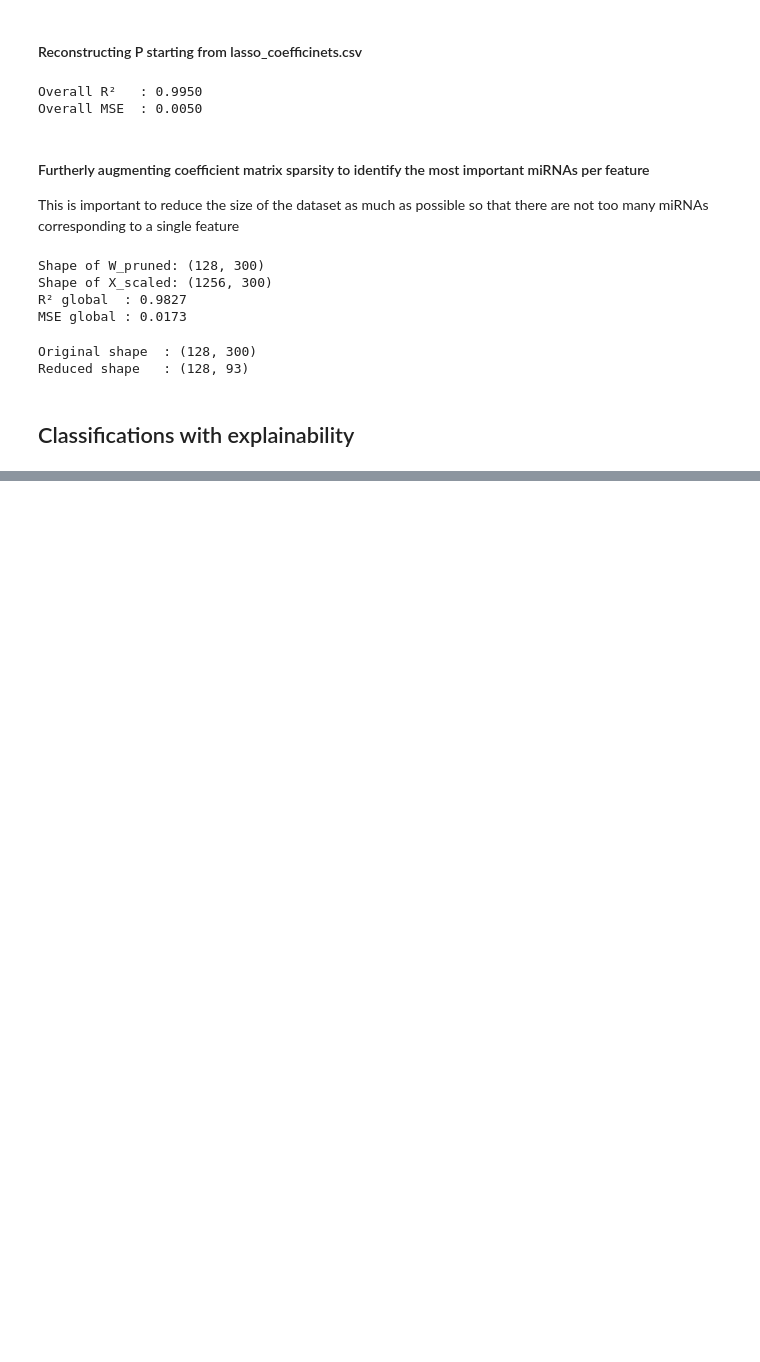
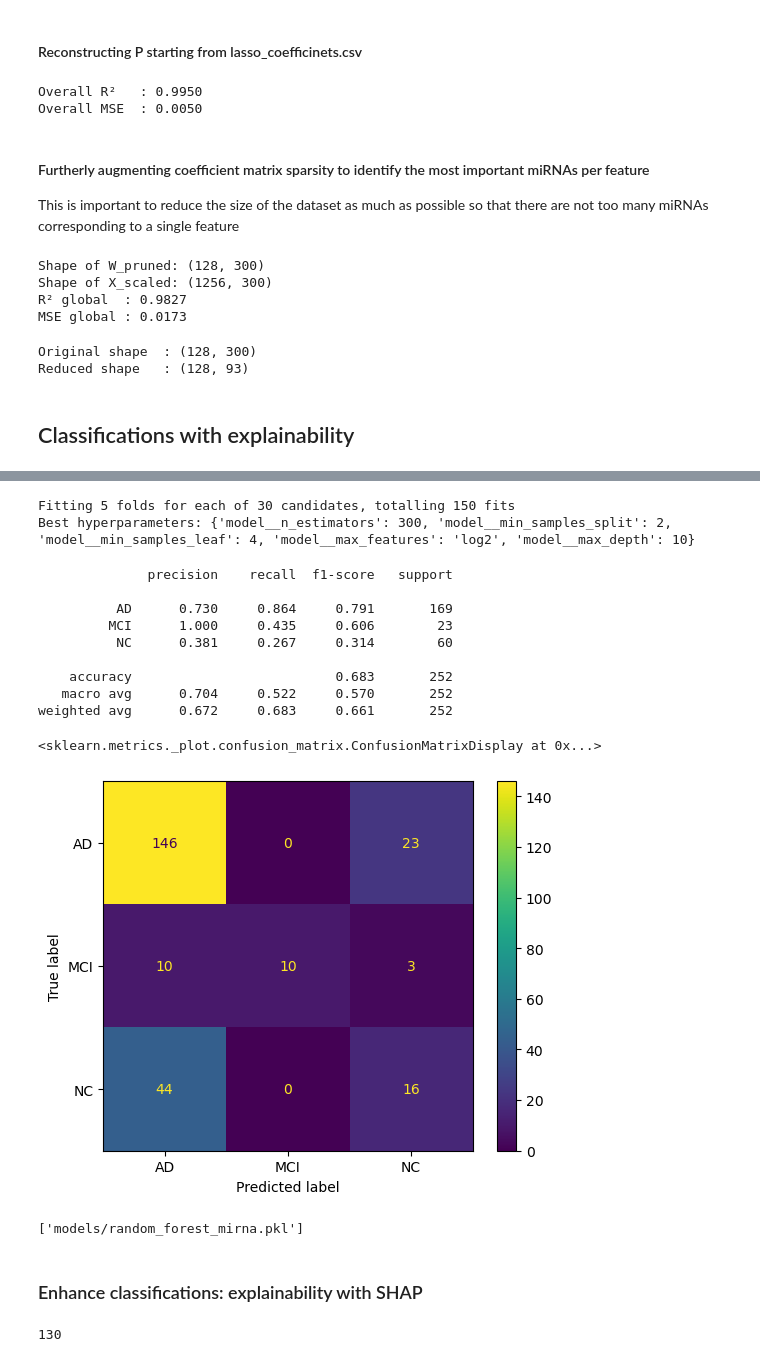
Before and after one commit to ematanzi/miRNA-to-Feature-Correlation, a Jupyter notebook: explaining_classifications.ipynb, the cells around one changed output, grey strips where cells are left out. Cells and saved outputs as stored; diff of their text form; code cells hidden in the pictures; blank space fills up the shorter version.

Commit message:
Refining the classification and explaination in the new notebook

```diff
--- a/explaining_classifications.ipynb
+++ b/explaining_classifications.ipynb
@@ -453,0 +552,67 @@ Reduced shape   : (128, 93)
+# %%
+rf = RandomForestClassifier(
+    n_estimators=500,
+    class_weight="balanced",    # considering the class imbalance
+    random_state=42,
+    n_jobs=-1
+)
+# %%
+param_dist = {
+    "model__n_estimators": [300, 500, 800],
+    "model__max_depth": [None, 10, 20, 40],
+    "model__min_samples_split": [2, 5, 10],
+    "model__min_samples_leaf": [1, 2, 4],
+    "model__max_features": ["sqrt", "log2", None]
+}
+
+clf = Pipeline(steps=[
+    ("preprocess", preprocess),
+    ("model", rf)
+])
+
+cv = StratifiedKFold(n_splits=5, shuffle=True, random_state=42)
+
+search = RandomizedSearchCV(
+    clf,
+    param_distributions=param_dist,
+    n_iter=30,
+    scoring="f1_macro",     # goal: balancing results across classes
+    n_jobs=-1,
+    cv=cv,
+    verbose=1,
+    random_state=42
+)
+search.fit(X_train, y_train)
+
+print("Best hyperparameters:", search.best_params_)
+# %% [output]
+Fitting 5 folds for each of 30 candidates, totalling 150 fits
+Best hyperparameters: {'model__n_estimators': 300, 'model__min_samples_split': 2, 'model__min_samples_leaf': 4, 'model__max_features': 'log2', 'model__max_depth': 10}
+# %%
+best_model = search.best_estimator_
+
+y_pred = best_model.predict(X_test)
+print(classification_report(y_test, y_pred, digits=3))
+
+cm = confusion_matrix(y_test, y_pred, labels=best_model.classes_)
+ConfusionMatrixDisplay(confusion_matrix=cm, display_labels=best_model.classes_).plot()
+# %% [output]
+              precision    recall  f1-score   support
+
+          AD      0.730     0.864     0.791       169
+         MCI      1.000     0.435     0.606        23
+          NC      0.381     0.267     0.314        60
+
+    accuracy                          0.683       252
+   macro avg      0.704     0.522     0.570       252
+weighted avg      0.672     0.683     0.661       252
+<sklearn.metrics._plot.confusion_matrix.ConfusionMatrixDisplay at 0x...>
+[figure, added]
+# %%
+# save the obtained model (to avoid re-traning the model)
+import joblib
+joblib.dump(best_model, "models/random_forest_mirna.pkl")
+# %% [output]
+['models/random_forest_mirna.pkl']
+# %% [markdown]
+### Enhance classifications: explainability with SHAP
@@ -453,0 +632,7 @@ Reduced shape   : (128, 93)
+# %%
+pre = best_model.named_steps["preprocess"]
+
+feature_names = pre.get_feature_names_out()
+print(len(feature_names))
+# %% [output]
+130
```
Also changed, not shown: parts of 18 cells of this notebook.
